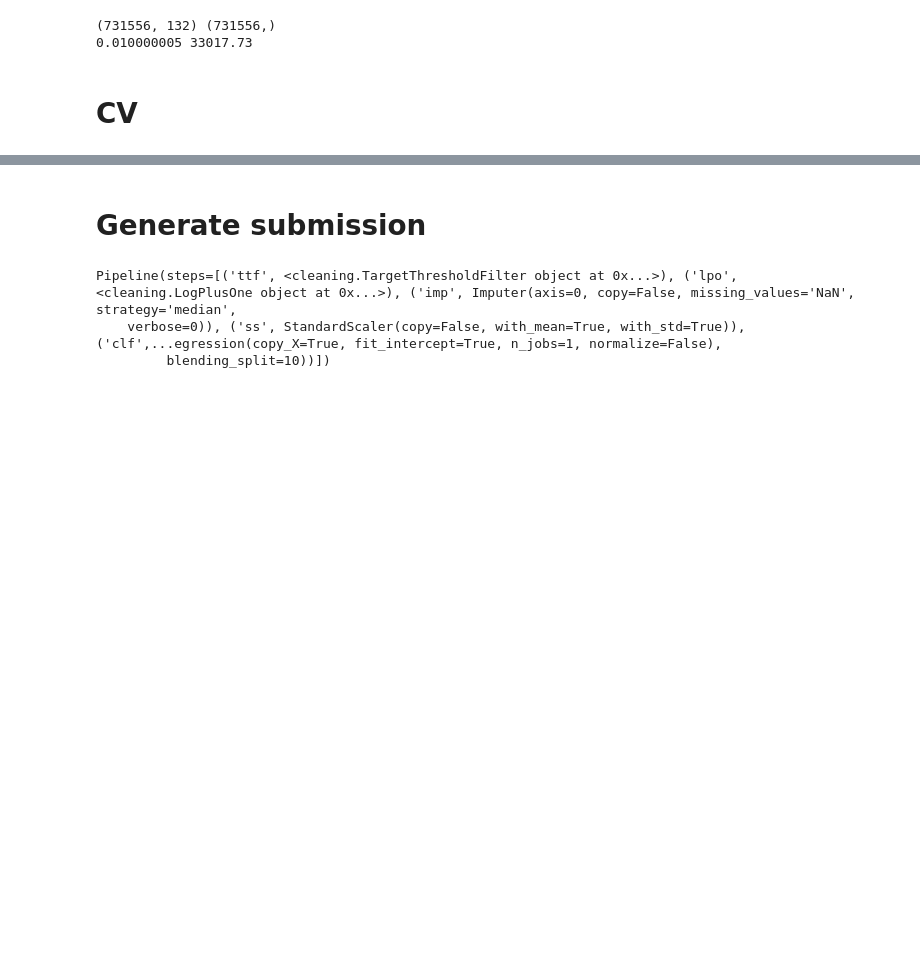
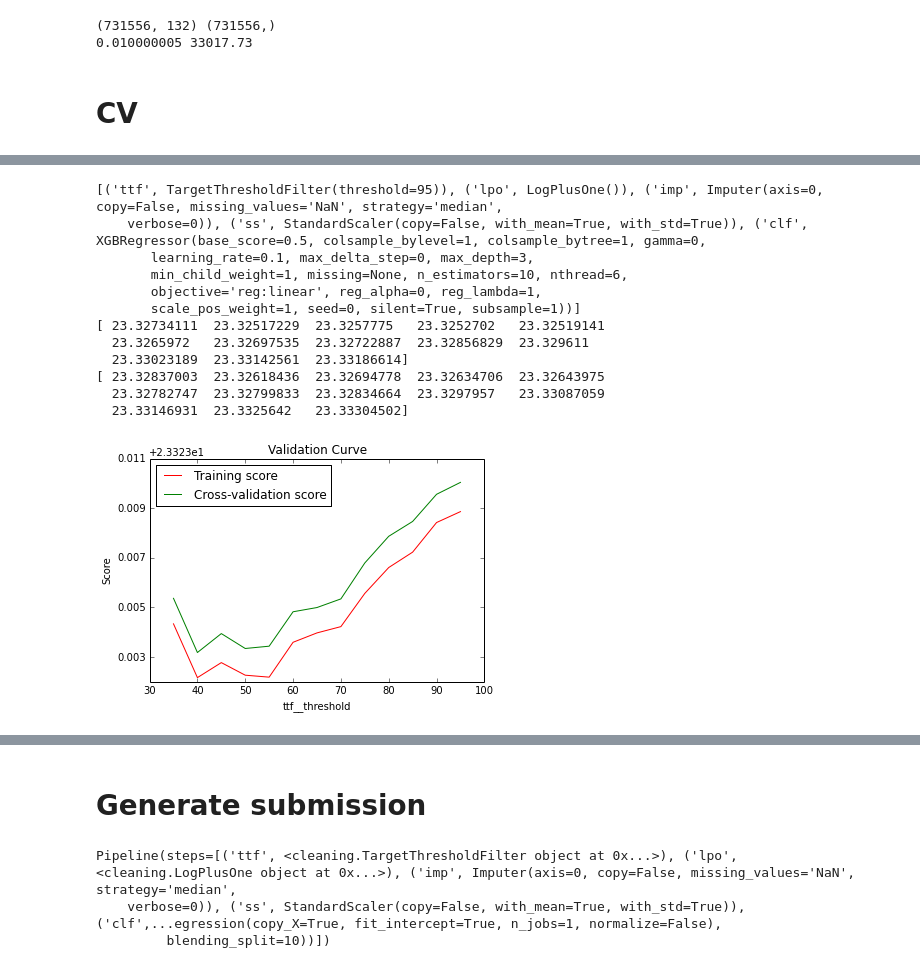
Before and after one commit to zaxliu/howmuchrainii, a Jupyter notebook: lewis/ml_test_ttf_1122.ipynb, the cells around one changed output, grey strips where cells are left out. Saved outputs shown, nothing was run; the diff lists cells and outputs as text; code cells hidden in the pictures; blank space fills up the shorter version.

```diff
--- a/lewis/ml_test_ttf_1122.ipynb
+++ b/lewis/ml_test_ttf_1122.ipynb
@@ -70,8 +68,8 @@ scores = cross_val_score(estimator=pip, X=X, y=y, scoring=scorer, cv=10, n_jobs=
 # %%
-# Sweep parameter
-param_name, param_range='ttf__threshold', np.arange(20,60,5)
+## Sweep parameter
+param_name, param_range='ttf__threshold', np.arange(35,60,2)
 train_scores, test_scores= validation_curve(estimator=pip, X=X, y=y, scoring=scorer, cv=10, n_jobs=1,
-                          param_name=param_name, param_range=param_range, verbose=1)
+                          param_name=param_name, param_range=param_range, verbose=2)
 train_scores_mean = np.mean(train_scores, axis=1)
 train_scores_std = np.std(train_scores, axis=1)
 test_scores_mean = np.mean(test_scores, axis=1)
@@ -92,0 +123,28 @@ plt.show()
+# %%
+print pip.get_params()['steps']
+print train_scores_mean
+print test_scores_mean
+# Plotting the validation curver, i.e. trn/val error versus parameter value
+plt.title("Validation Curve")
+plt.xlabel(param_name)
+plt.ylabel("Score")
+plt.plot(param_range, train_scores_mean, label="Training score", color="r")
+# plt.fill_between(param_range, train_scores_mean - train_scores_std, train_scores_mean + train_scores_std, alpha=0.2, color="r")
+plt.plot(param_range, test_scores_mean, label="Cross-validation score", color="g")
+# plt.fill_between(param_range, test_scores_mean - test_scores_std, test_scores_mean + test_scores_std, alpha=0.2, color="g")
+plt.legend(loc="best")
+plt.show()
+# %% [output]
+[('ttf', TargetThresholdFilter(threshold=95)), ('lpo', LogPlusOne()), ('imp', Imputer(axis=0, copy=False, missing_values='NaN', strategy='median',
+    verbose=0)), ('ss', StandardScaler(copy=False, with_mean=True, with_std=True)), ('clf', XGBRegressor(base_score=0.5, colsample_bylevel=1, colsample_bytree=1, gamma=0,
+       learning_rate=0.1, max_delta_step=0, max_depth=3,
+       min_child_weight=1, missing=None, n_estimators=10, nthread=6,
+       objective='reg:linear', reg_alpha=0, reg_lambda=1,
+       scale_pos_weight=1, seed=0, silent=True, subsample=1))]
+[ 23.32734111  23.32517229  23.3257775   23.3252702   23.32519141
+  23.3265972   23.32697535  23.32722887  23.32856829  23.329611
+  23.33023189  23.33142561  23.33186614]
+[ 23.32837003  23.32618436  23.32694778  23.32634706  23.32643975
+  23.32782747  23.32799833  23.32834664  23.3297957   23.33087059
+  23.33146931  23.3325642   23.33304502]
+[figure, added]
```
Also changed, not shown: parts of 6 cells of this notebook, 3 other files.
